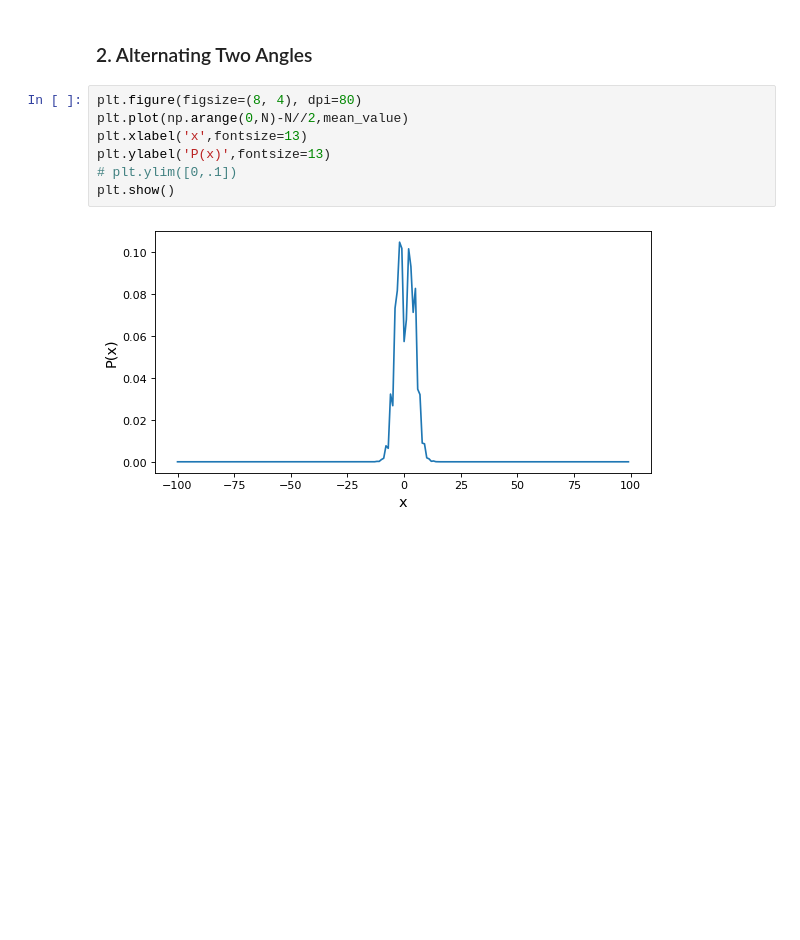
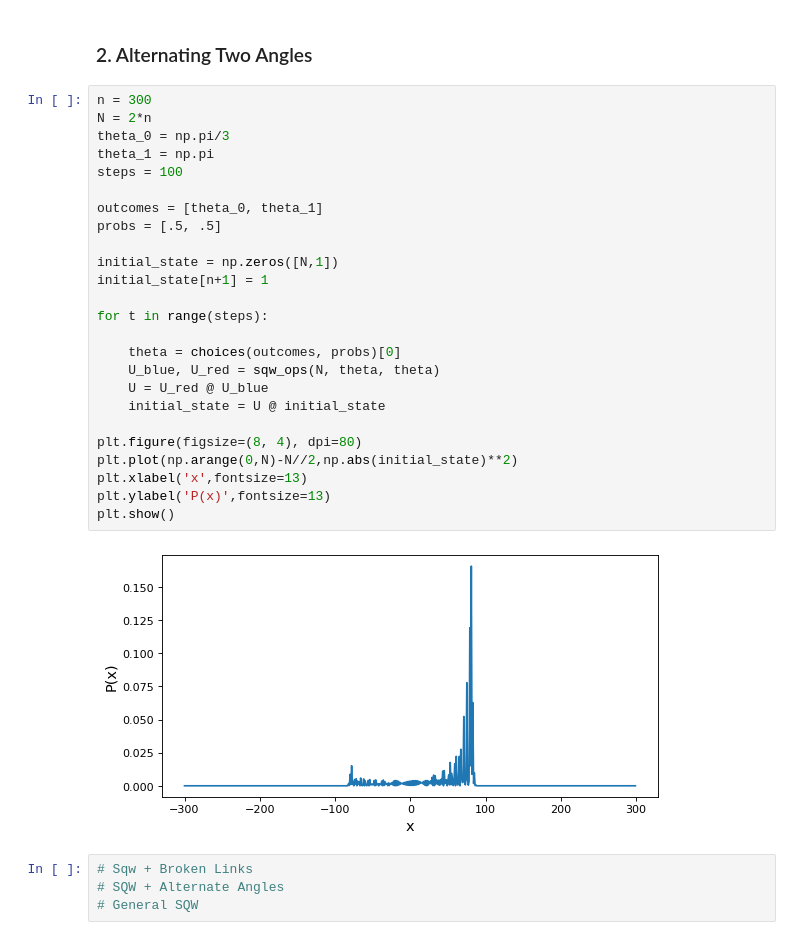
Before and after one commit to qwchagas/cirm_qw, a Jupyter notebook: sqw_alternate.ipynb, the cells around one changed output. Saved outputs shown, nothing was run; the diff lists cells and outputs as text; blank space fills up the shorter version.

```diff
--- a/sqw_alternate.ipynb
+++ b/sqw_alternate.ipynb
@@ -67,11 +79,33 @@ plt.show()
 # %% [markdown]
 ### 2. Alternating Two Angles
 # %%
+n = 300
+N = 2*n
+theta_0 = np.pi/3
+theta_1 = np.pi
+steps = 100
+
+outcomes = [theta_0, theta_1]
+probs = [.5, .5]
+
+initial_state = np.zeros([N,1])
+initial_state[n+1] = 1
+
+for t in range(steps):
+
+    theta = choices(outcomes, probs)[0]
+    U_blue, U_red = sqw_ops(N, theta, theta)
+    U = U_red @ U_blue
+    initial_state = U @ initial_state
+
 plt.figure(figsize=(8, 4), dpi=80)
-plt.plot(np.arange(0,N)-N//2,mean_value)
+plt.plot(np.arange(0,N)-N//2,np.abs(initial_state)**2)
 plt.xlabel('x',fontsize=13)
 plt.ylabel('P(x)',fontsize=13)
-# plt.ylim([0,.1])
 plt.show()
 # %% [output]
-[figure, old version]
+[figure, new version]
+# %%
+# Sqw + Broken Links
+# SQW + Alternate Angles
+# General SQW
```
Also changed, not shown: parts of 2 cells of this notebook.
